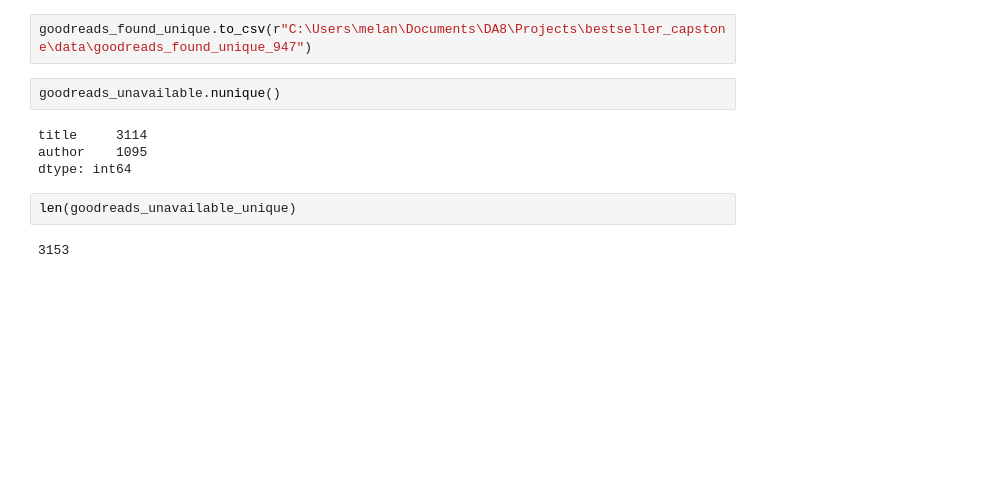
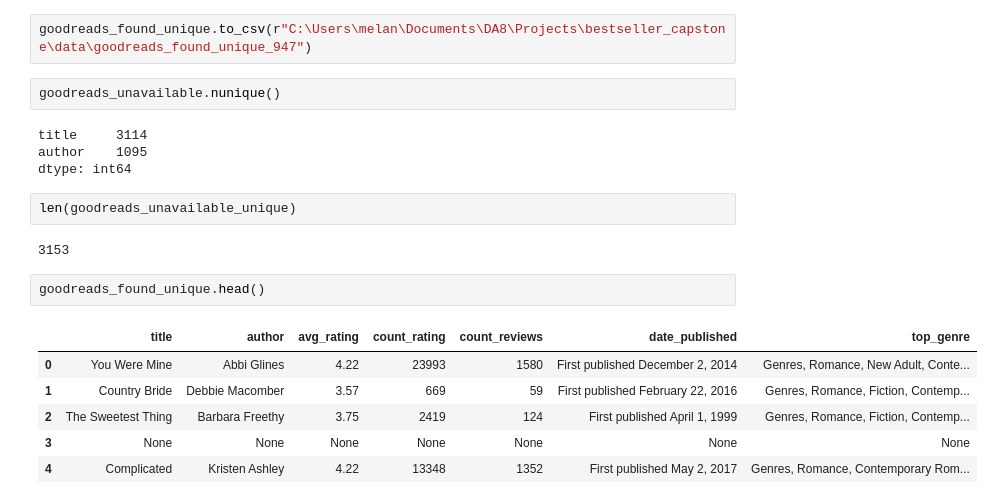
Before and after one commit to melaniewesson/bestseller_capstone, a Jupyter notebook: notebooks/self_published_from_goodreads.ipynb, the cells around one changed output. Saved outputs shown, nothing was run; the diff lists cells and outputs as text; blank space fills up the shorter version.

```diff
--- a/notebooks/self_published_from_goodreads.ipynb
+++ b/notebooks/self_published_from_goodreads.ipynb
@@ -2738,3 +2738,12 @@ dtype: int64
 len(goodreads_unavailable_unique)
 # %% [output]
 3153
+# %%
+goodreads_found_unique.head()
+# %% [output]
+|  | title | author | avg_rating | count_rating | count_reviews | date_published | top_genre |
+| 0 | You Were Mine | Abbi Glines | 4.22 | 23993 | 1580 | First published December 2, 2014 | Genres, Romance, New Adult, Conte... |
+| 1 | Country Bride | Debbie Macomber | 3.57 | 669 | 59 | First published February 22, 2016 | Genres, Romance, Fiction, Contemp... |
+| 2 | The Sweetest Thing | Barbara Freethy | 3.75 | 2419 | 124 | First published April 1, 1999 | Genres, Romance, Fiction, Contemp... |
+| 3 | None | None | None | None | None | None | None |
+| 4 | Complicated | Kristen Ashley | 4.22 | 13348 | 1352 | First published May 2, 2017 | Genres, Romance, Contemporary Rom... |
```
Also changed, not shown: parts of 5 cells of this notebook.
